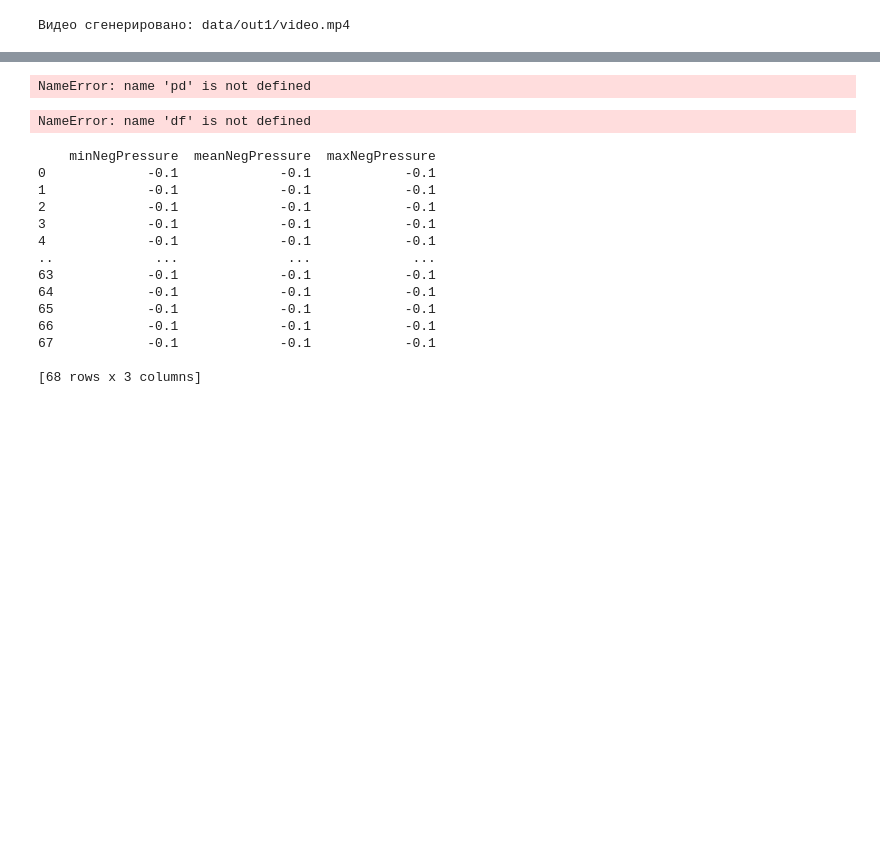
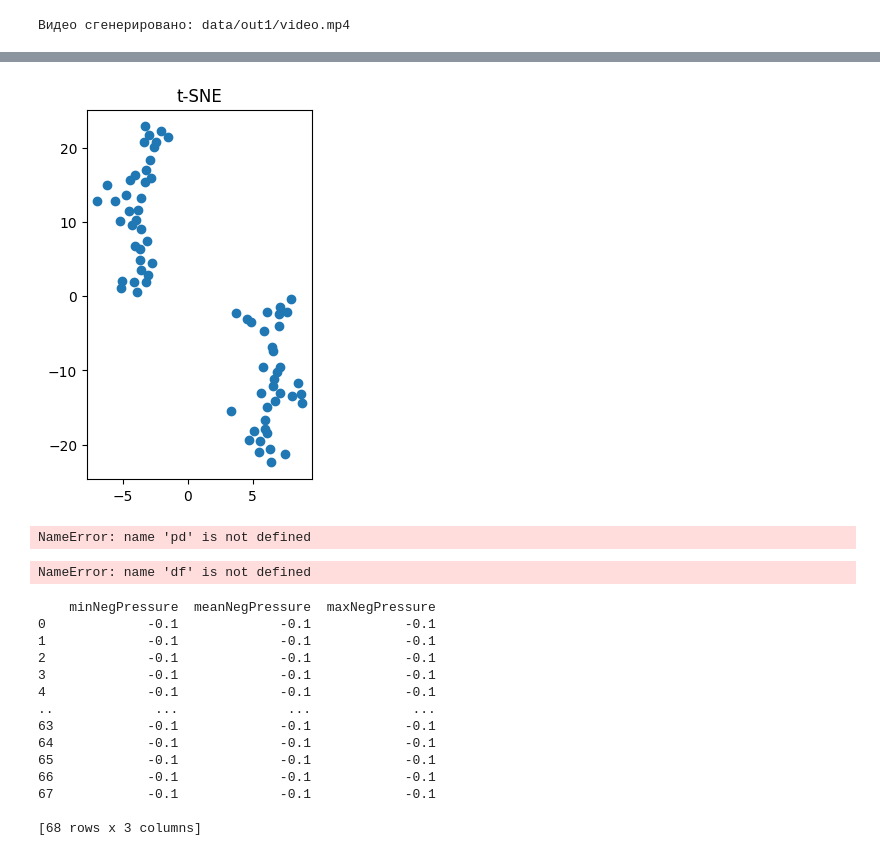
Before and after one commit to Syrenny/chicken_entropy, a Jupyter notebook: test.ipynb, the cells around one changed output, grey strips where cells are left out. Cells and saved outputs as stored; diff of their text form; code cells hidden in the pictures; blank space fills up the shorter version.

```diff
--- a/test.ipynb
+++ b/test.ipynb
@@ -196,3 +291,15 @@ hue_histogram('data/screenshot_2.jpg')
+# %%
+# t-SNE для снижения размерности до 2 с установкой perplexity
+tsne = TSNE(n_components=2, perplexity=10)
+tsne_result = tsne.fit_transform(norm_vectors)
+# %%
+# Визуализация результата t-SNE
+plt.subplot(1, 2, 2)
+plt.scatter(tsne_result[:, 0], tsne_result[:, 1])
+plt.title('t-SNE')
+plt.show()
+# %% [output]
+[figure, added]
 # %%
 df = pd.read_excel('data/out1/D03_20230523134844.mp4.xlsx')
 df
```
Also changed, not shown: parts of 19 cells of this notebook.
